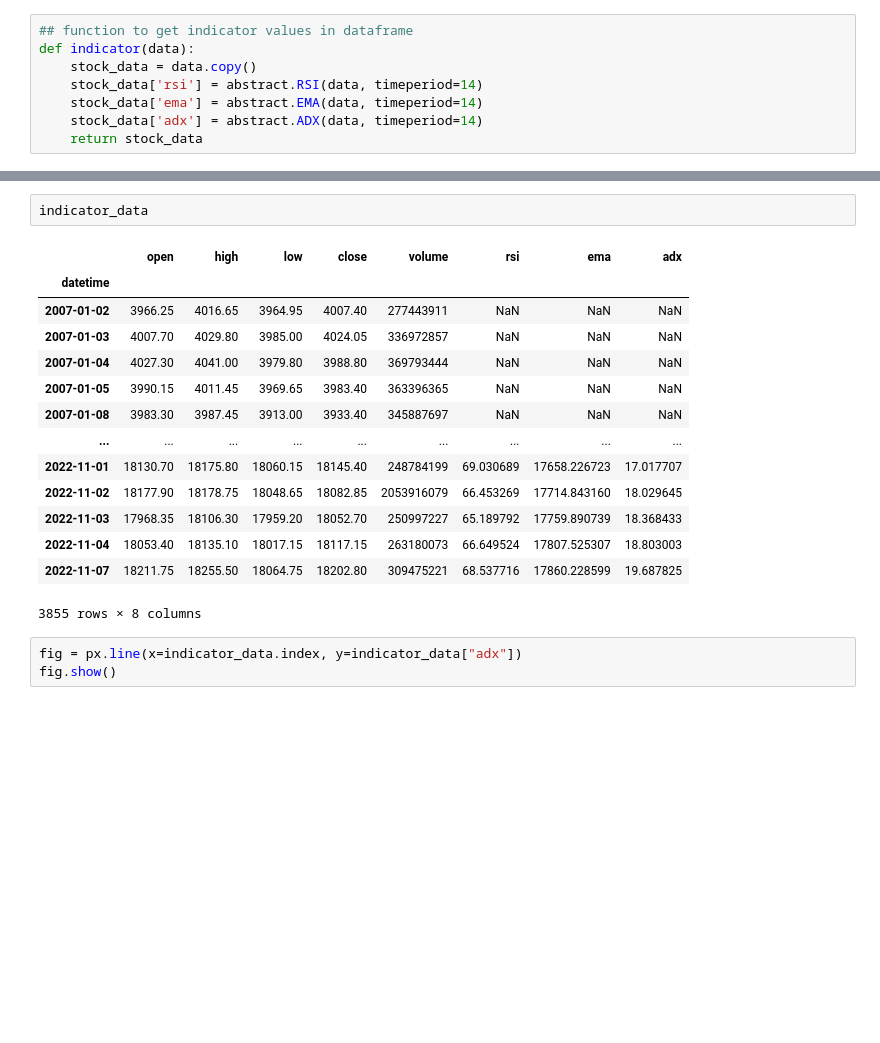
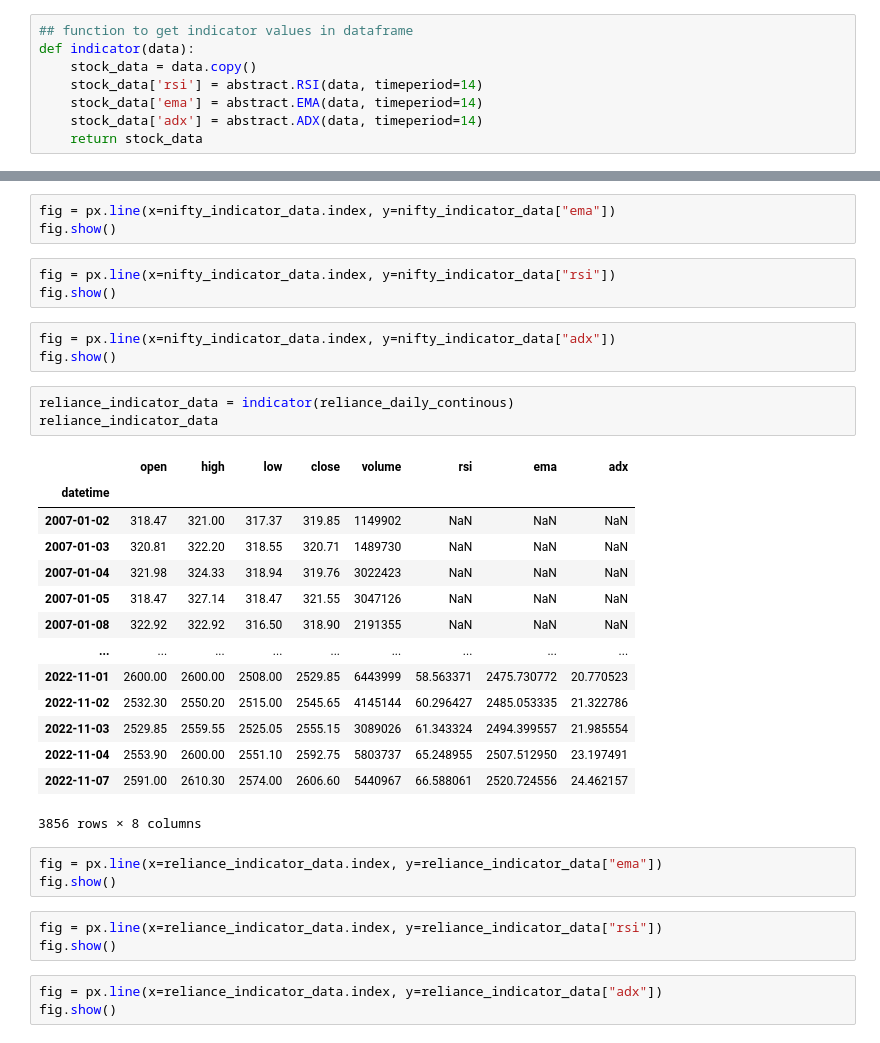
Before and after one commit to intilt/Intrade_ai, a Jupyter notebook: Notebooks/data_cleaning.ipynb, the cells around one changed output, grey strips where cells are left out. Saved outputs shown, nothing was run; the diff lists cells and outputs as text; blank space fills up the shorter version.

Commit message:
Reliance daily data indicators are plotted.

```diff
--- a/Notebooks/data_cleaning.ipynb
+++ b/Notebooks/data_cleaning.ipynb
@@ -276,20 +324,36 @@ indicator_data = indicator(nifty_daily_continous)
-# %%
-indicator_data
-# %% [output]
-|  | open | high | low | close | volume | rsi | ema | adx |
-| datetime |  |  |  |  |  |  |  |  |
-| 2007-01-02 | 3966.25 | 4016.65 | 3964.95 | 4007.40 | 277443911 | NaN | NaN | NaN |
-| 2007-01-03 | 4007.70 | 4029.80 | 3985.00 | 4024.05 | 336972857 | NaN | NaN | NaN |
-| 2007-01-04 | 4027.30 | 4041.00 | 3979.80 | 3988.80 | 369793444 | NaN | NaN | NaN |
-| 2007-01-05 | 3990.15 | 4011.45 | 3969.65 | 3983.40 | 363396365 | NaN | NaN | NaN |
-| 2007-01-08 | 3983.30 | 3987.45 | 3913.00 | 3933.40 | 345887697 | NaN | NaN | NaN |
-| ... | ... | ... | ... | ... | ... | ... | ... | ... |
-| 2022-11-01 | 18130.70 | 18175.80 | 18060.15 | 18145.40 | 248784199 | 69.030689 | 17658.226723 | 17.017707 |
-| 2022-11-02 | 18177.90 | 18178.75 | 18048.65 | 18082.85 | 2053916079 | 66.453269 | 17714.843160 | 18.029645 |
-| 2022-11-03 | 17968.35 | 18106.30 | 17959.20 | 18052.70 | 250997227 | 65.189792 | 17759.890739 | 18.368433 |
-| 2022-11-04 | 18053.40 | 18135.10 | 18017.15 | 18117.15 | 263180073 | 66.649524 | 17807.525307 | 18.803003 |
-| 2022-11-07 | 18211.75 | 18255.50 | 18064.75 | 18202.80 | 309475221 | 68.537716 | 17860.228599 | 19.687825 |
-3855 rows × 8 columns
+# %%
+fig = px.line(x=nifty_indicator_data.index, y=nifty_indicator_data["ema"])
+fig.show()
+# %%
+fig = px.line(x=nifty_indicator_data.index, y=nifty_indicator_data["rsi"])
+fig.show()
 # %%
-fig = px.line(x=indicator_data.index, y=indicator_data["adx"])
+fig = px.line(x=nifty_indicator_data.index, y=nifty_indicator_data["adx"])
 fig.show()
+# %%
+reliance_indicator_data = indicator(reliance_daily_continous)
+reliance_indicator_data
+# %% [output]
+|  | open | high | low | close | volume | rsi | ema | adx |
+| datetime |  |  |  |  |  |  |  |  |
+| 2007-01-02 | 318.47 | 321.00 | 317.37 | 319.85 | 1149902 | NaN | NaN | NaN |
+| 2007-01-03 | 320.81 | 322.20 | 318.55 | 320.71 | 1489730 | NaN | NaN | NaN |
+| 2007-01-04 | 321.98 | 324.33 | 318.94 | 319.76 | 3022423 | NaN | NaN | NaN |
+| 2007-01-05 | 318.47 | 327.14 | 318.47 | 321.55 | 3047126 | NaN | NaN | NaN |
+| 2007-01-08 | 322.92 | 322.92 | 316.50 | 318.90 | 2191355 | NaN | NaN | NaN |
+| ... | ... | ... | ... | ... | ... | ... | ... | ... |
+| 2022-11-01 | 2600.00 | 2600.00 | 2508.00 | 2529.85 | 6443999 | 58.563371 | 2475.730772 | 20.770523 |
+| 2022-11-02 | 2532.30 | 2550.20 | 2515.00 | 2545.65 | 4145144 | 60.296427 | 2485.053335 | 21.322786 |
+| 2022-11-03 | 2529.85 | 2559.55 | 2525.05 | 2555.15 | 3089026 | 61.343324 | 2494.399557 | 21.985554 |
+| 2022-11-04 | 2553.90 | 2600.00 | 2551.10 | 2592.75 | 5803737 | 65.248955 | 2507.512950 | 23.197491 |
+| 2022-11-07 | 2591.00 | 2610.30 | 2574.00 | 2606.60 | 5440967 | 66.588061 | 2520.724556 | 24.462157 |
+3856 rows × 8 columns
+# %%
+fig = px.line(x=reliance_indicator_data.index, y=reliance_indicator_data["ema"])
+fig.show()
+# %%
+fig = px.line(x=reliance_indicator_data.index, y=reliance_indicator_data["rsi"])
+fig.show()
+# %%
+fig = px.line(x=reliance_indicator_data.index, y=reliance_indicator_data["adx"])
+fig.show()
```
Also changed, not shown: parts of 5 cells of this notebook.
